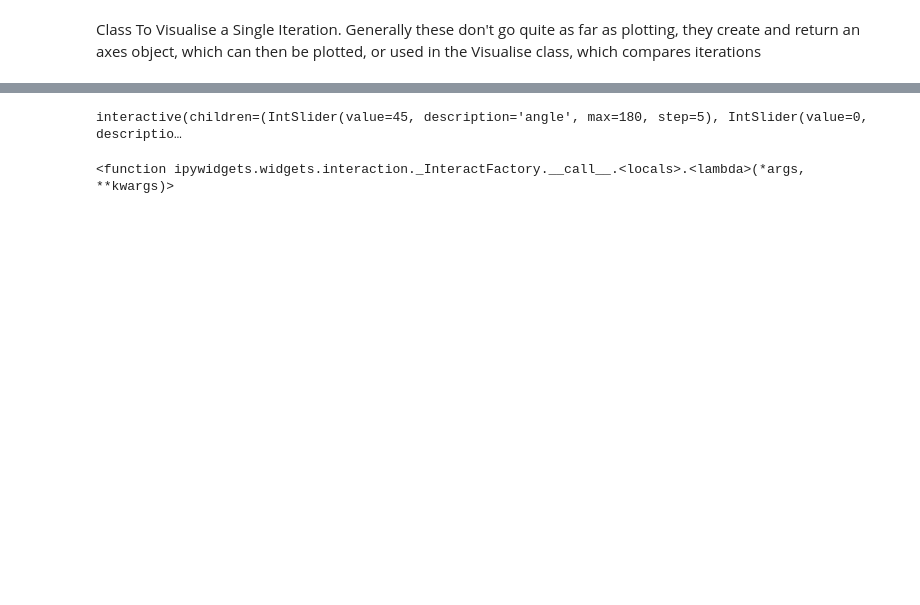
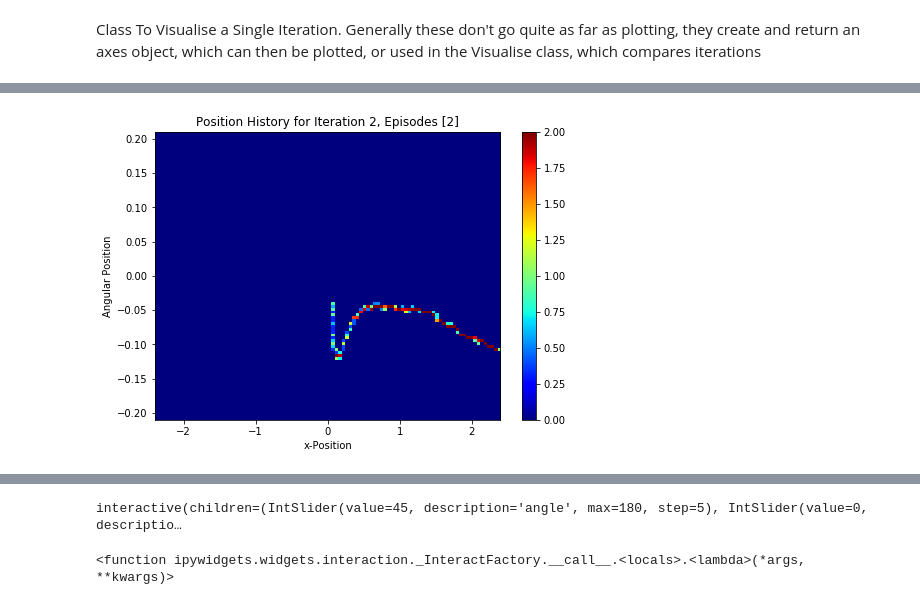
Before and after one commit to alexdarch/Project, a Jupyter notebook: ResultsAndTesting/AdversaryResultsVisualisation.ipynb, the cells around one changed output, grey strips where cells are left out. Saved outputs shown, nothing was run; the diff lists cells and outputs as text; code cells hidden in the pictures; blank space fills up the shorter version.

```diff
--- a/ResultsAndTesting/AdversaryResultsVisualisation.ipynb
+++ b/ResultsAndTesting/AdversaryResultsVisualisation.ipynb
@@ -665,0 +680,4 @@ There are  17  iterations stored in self.iterations
+# %%
+v.plot_motion_history(itr=2, episodes=[2])
+# %% [output]
+[figure, added]
```
Also changed, not shown: parts of 16 cells of this notebook, 18 other files.
